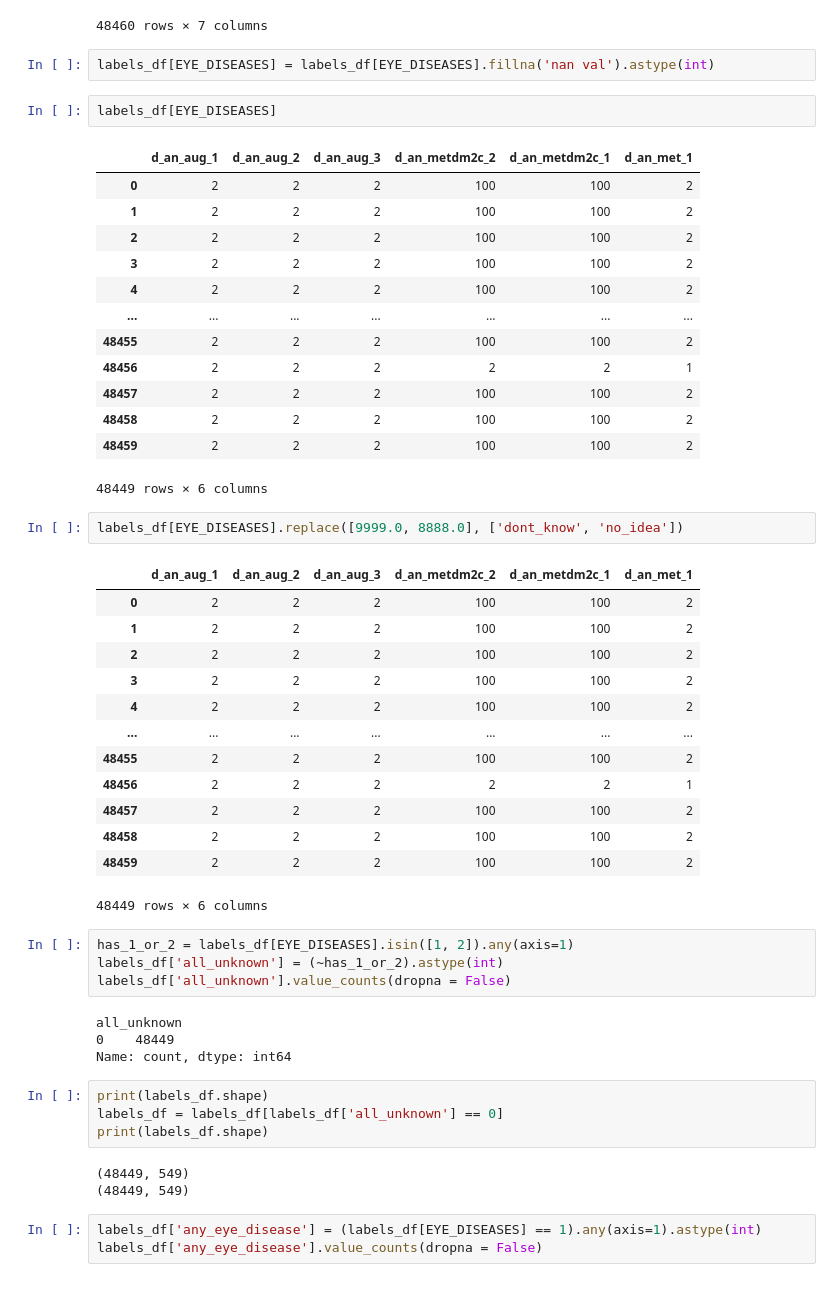
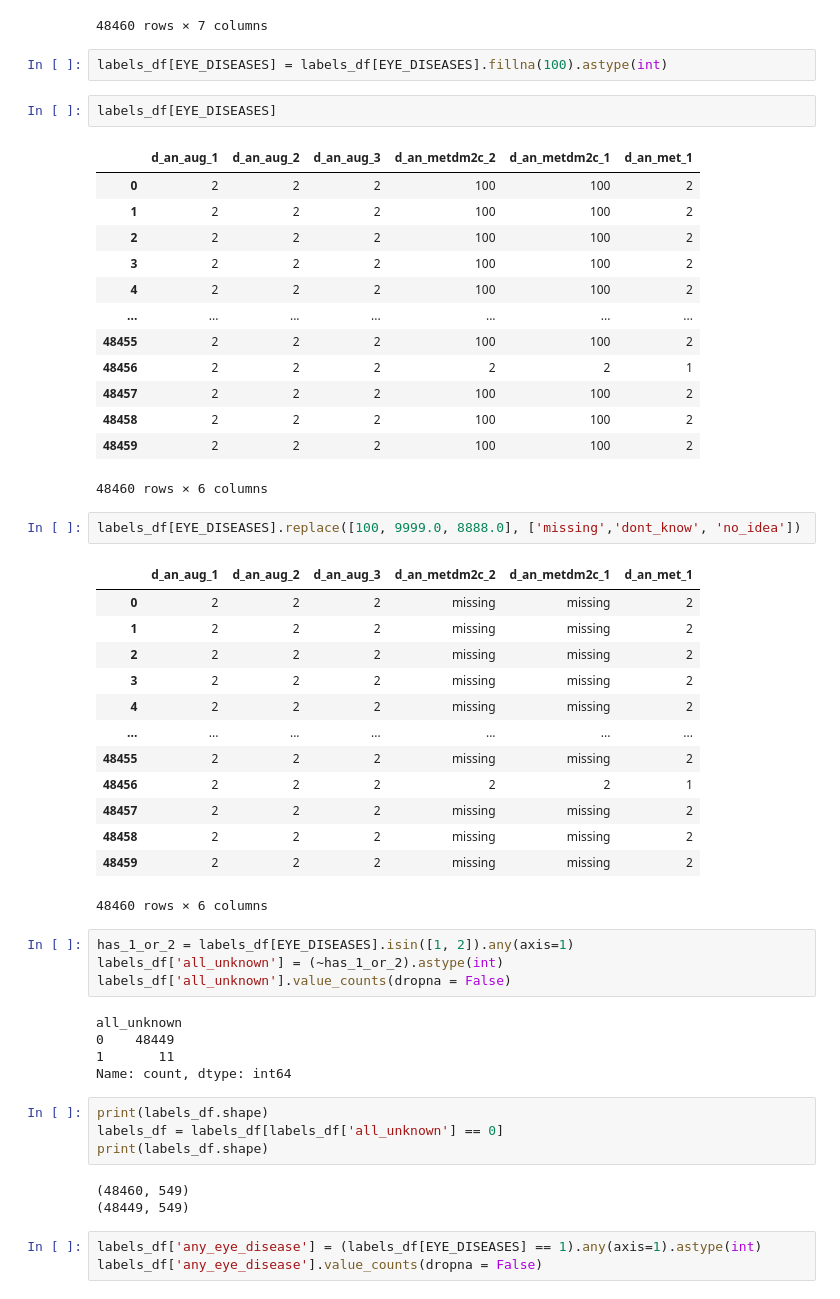
Before and after one commit to berenslab/leverage-data, a Jupyter notebook: leverage_data/0_nako_analyse_.ipynb, the cells around one changed output. Drawn from its saved outputs; the diff is of its cells as text.

```diff
--- a/leverage_data/0_nako_analyse_.ipynb
+++ b/leverage_data/0_nako_analyse_.ipynb
@@ -183,7 +172,7 @@ labels_df[['ID']+ EYE_DISEASES]
 | 48459 | 148462 | 2.0 | 2.0 | 2.0 | NaN | NaN | 2.0 |
 48460 rows × 7 columns
 # %%
-labels_df[EYE_DISEASES] = labels_df[EYE_DISEASES].fillna('nan val').astype(int)
+labels_df[EYE_DISEASES] = labels_df[EYE_DISEASES].fillna(100).astype(int)
 # %%
 labels_df[EYE_DISEASES]
 # %% [output]
@@ -199,23 +188,23 @@ labels_df[EYE_DISEASES]
 | 48457 | 2 | 2 | 2 | 100 | 100 | 2 |
 | 48458 | 2 | 2 | 2 | 100 | 100 | 2 |
 | 48459 | 2 | 2 | 2 | 100 | 100 | 2 |
-48449 rows × 6 columns
+48460 rows × 6 columns
 # %%
-labels_df[EYE_DISEASES].replace([9999.0, 8888.0], ['dont_know', 'no_idea'])
+labels_df[EYE_DISEASES].replace([100, 9999.0, 8888.0], ['missing','dont_know', 'no_idea'])
 # %% [output]
 |  | d_an_aug_1 | d_an_aug_2 | d_an_aug_3 | d_an_metdm2c_2 | d_an_metdm2c_1 | d_an_met_1 |
-| 0 | 2 | 2 | 2 | 100 | 100 | 2 |
-| 1 | 2 | 2 | 2 | 100 | 100 | 2 |
-| 2 | 2 | 2 | 2 | 100 | 100 | 2 |
-| 3 | 2 | 2 | 2 | 100 | 100 | 2 |
-| 4 | 2 | 2 | 2 | 100 | 100 | 2 |
+| 0 | 2 | 2 | 2 | missing | missing | 2 |
+| 1 | 2 | 2 | 2 | missing | missing | 2 |
+| 2 | 2 | 2 | 2 | missing | missing | 2 |
+| 3 | 2 | 2 | 2 | missing | missing | 2 |
+| 4 | 2 | 2 | 2 | missing | missing | 2 |
 | ... | ... | ... | ... | ... | ... | ... |
-| 48455 | 2 | 2 | 2 | 100 | 100 | 2 |
+| 48455 | 2 | 2 | 2 | missing | missing | 2 |
 | 48456 | 2 | 2 | 2 | 2 | 2 | 1 |
-| 48457 | 2 | 2 | 2 | 100 | 100 | 2 |
-| 48458 | 2 | 2 | 2 | 100 | 100 | 2 |
-| 48459 | 2 | 2 | 2 | 100 | 100 | 2 |
+| 48457 | 2 | 2 | 2 | missing | missing | 2 |
+| 48458 | 2 | 2 | 2 | missing | missing | 2 |
+| 48459 | 2 | 2 | 2 | missing | missing | 2 |
-48449 rows × 6 columns
+48460 rows × 6 columns
 # %%
 has_1_or_2 = labels_df[EYE_DISEASES].isin([1, 2]).any(axis=1)
 labels_df['all_unknown'] = (~has_1_or_2).astype(int)
@@ -223,14 +212,15 @@ labels_df['all_unknown'].value_counts(dropna = False)
 # %% [output]
 all_unknown
 0    48449
+1       11
 Name: count, dtype: int64
 # %%
 print(labels_df.shape)
 labels_df = labels_df[labels_df['all_unknown'] == 0]
 print(labels_df.shape)
 # %% [output]
+(48460, 549)
 (48449, 549)
-(48449, 549)
 # %%
 labels_df['any_eye_disease'] = (labels_df[EYE_DISEASES] == 1).any(axis=1).astype(int)
 labels_df['any_eye_disease'].value_counts(dropna = False)
```
Also changed, not shown: parts of 47 cells of this notebook, 2 other files.
